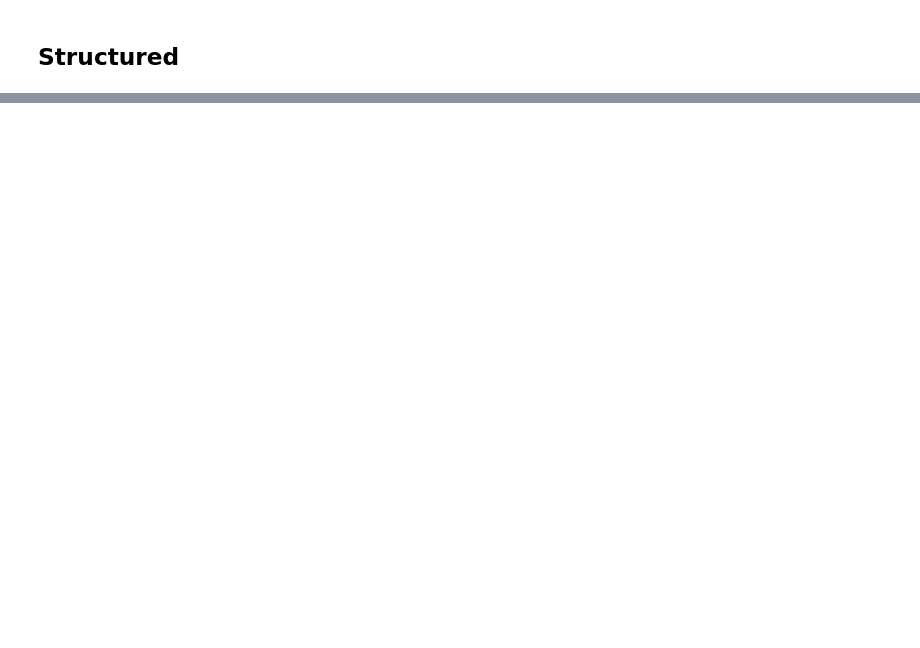
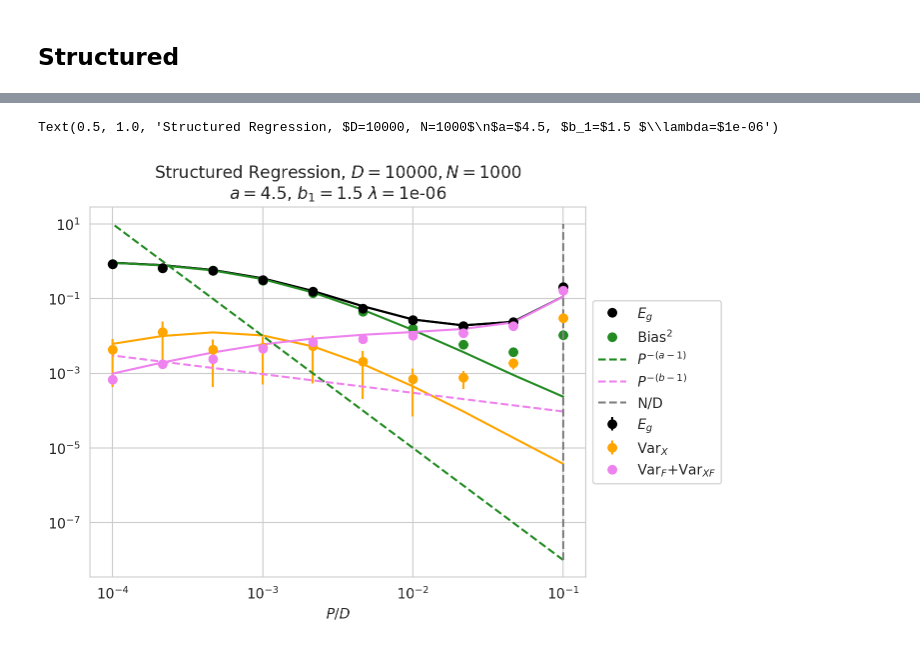
Before and after one commit to Pehlevan-Group/S_transform, a Jupyter notebook: nonlinear_random_features.ipynb, the cells around one changed output, grey strips where cells are left out. Saved outputs shown, nothing was run; the diff lists cells and outputs as text; code cells hidden in the pictures; blank space fills up the shorter version.

```diff
--- a/nonlinear_random_features.ipynb
+++ b/nonlinear_random_features.ipynb
@@ -521,0 +404,31 @@ Error:
+# %%
+plt.loglog(1/qs, expt['Eg'], c='k', marker='o', ls='', label="$E_g$")
+plt.loglog(1/qs2, thry['Eg'], c='k')
+
+keys = ['Eg', 'Etr', 'Bias', 'VarX', 'VarF', 'VarXF']
+colors = ['k', 'b', 'forestgreen', 'orange', 'purple', 'pink']
+labels = ["$E_g$", "$E_{tr}$", "Bias$^2$", "Var$_X$", "Var$_F$", "Var$_{{X, F}}$"]
+for i in range(len(keys)):
+    if i in [1, 4, 5]: continue
+    key, color, label = keys[i], colors[i], labels[i]
+    if key+'_std' in expt:
+        plt.errorbar(1/qs, expt[key], np.minimum(expt[key+'_std'], expt[key]*0.9),  c=color, marker='o', linestyle='', label=label)
+    else:
+        plt.plot(1/qs, expt[key], c=color, marker='o', linestyle='', label=label)
+    plt.plot(1/qs2, thry[key], c=color)
+
+plt.errorbar(1/qs, expt["VarF"] + expt["VarXF"], ls="", marker='o', c='violet', label="Var$_F$+Var$_{{XF}}$")
+plt.plot(1/qs2, thry['VarF']+thry['VarXF'], c='violet')
+
+plt.plot(1/qs2, 1e-11*qs2**(min(2*alpha1, a-1)), '--', c='forestgreen', label="$P^{{-(a-1)}}$")
+plt.plot(1/qs2, 3e-5*qs2**(min(alpha1-1, a-1)), '--', c='violet', label="$P^{{-(b-1)}}$")
+
+
+plt.plot([N/D, N/D], [1e-8, 1e1], linestyle='--', color='grey', label="N/D")
+# plt.ylim(bottom=1e-5, top=2e0)
+plt.legend(loc='center left', bbox_to_anchor=(1, 0.5))
+plt.xlabel(r'$P/D$')
+plt.title(f"Structured Regression, $D={D}, N={N}$\n$a=${a}, $b_1=${alpha1} $\\lambda=${lamb:.0e}")
+# %% [output]
+Text(0.5, 1.0, 'Structured Regression, $D=10000, N=1000$\n$a=$4.5, $b_1=$1.5 $\\lambda=$1e-06')
+[figure, added]
```
Also changed, not shown: parts of 13 cells of this notebook.
